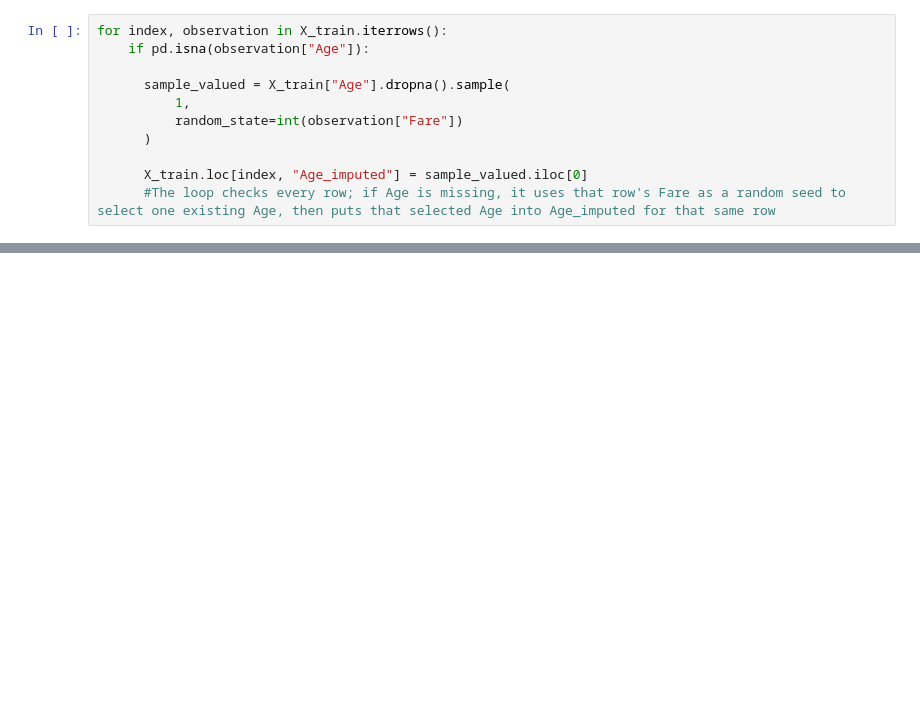
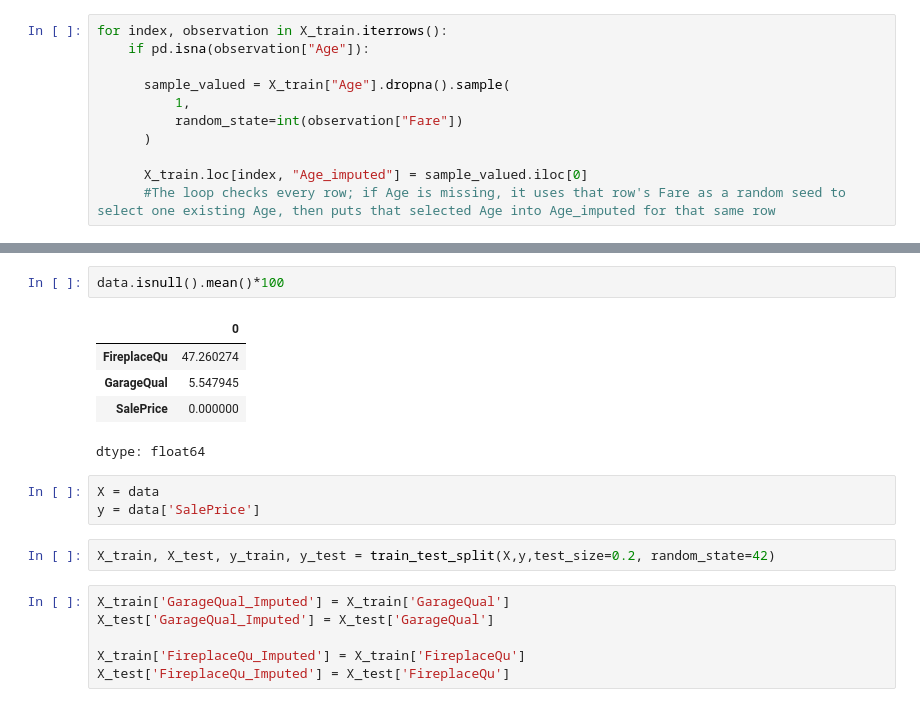
Before and after one commit to A-ghori/sklearn, a Jupyter notebook: Random_Simple_Imputer.ipynb, the cells around one changed output, grey strips where cells are left out. Cells and saved outputs as stored; diff of their text form; blank space fills up the shorter version.

```diff
--- a/Random_Simple_Imputer.ipynb
+++ b/Random_Simple_Imputer.ipynb
@@ -250,0 +281,19 @@ for index, observation in X_train.iterrows():
+# %%
+data.isnull().mean()*100
+# %% [output]
+|  | 0 |
+| FireplaceQu | 47.260274 |
+| GarageQual | 5.547945 |
+| SalePrice | 0.000000 |
+dtype: float64
+# %%
+X = data
+y = data['SalePrice']
+# %%
+X_train, X_test, y_train, y_test = train_test_split(X,y,test_size=0.2, random_state=42)
+# %%
+X_train['GarageQual_Imputed'] = X_train['GarageQual']
+X_test['GarageQual_Imputed'] = X_test['GarageQual']
+
+X_train['FireplaceQu_Imputed'] = X_train['FireplaceQu']
+X_test['FireplaceQu_Imputed'] = X_test['FireplaceQu']
```
Also changed, not shown: parts of 9 cells of this notebook.
